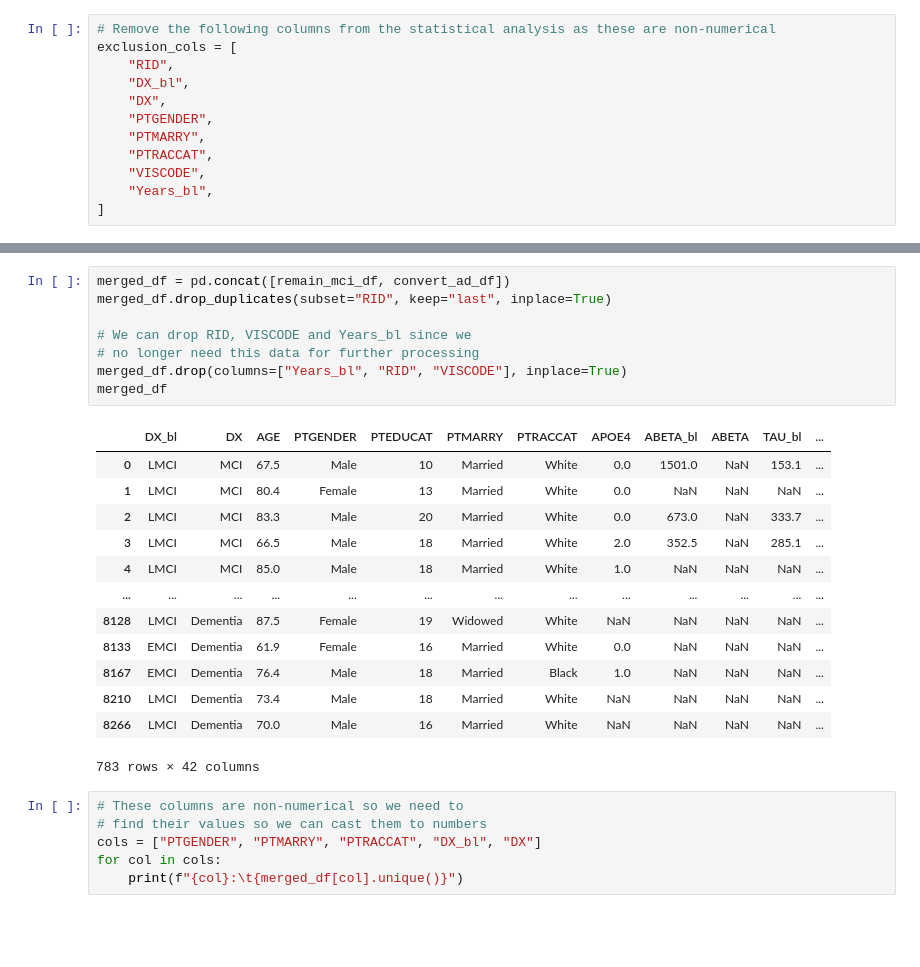
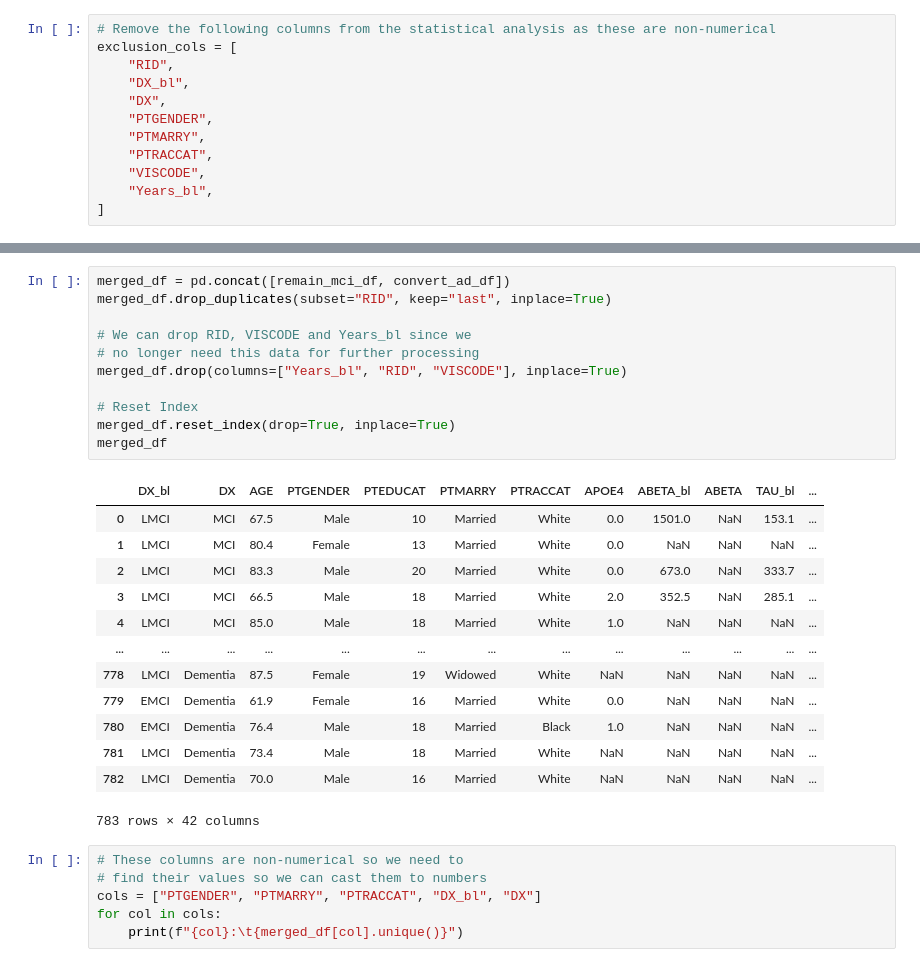
Before and after one commit to raoalihasan1/ML-MCI-AD-Conversion, a Jupyter notebook: data_preprocessing.ipynb, the cells around one changed output, grey strips where cells are left out. Drawn from its saved outputs; the diff is of its cells as text; blank space fills up the shorter version.

```diff
--- a/data_preprocessing.ipynb
+++ b/data_preprocessing.ipynb
@@ -422,24 +422,27 @@ statistics_df_of_df(convert_ad_df, exclusion_cols)
 # %%
 merged_df = pd.concat([remain_mci_df, convert_ad_df])
 merged_df.drop_duplicates(subset="RID", keep="last", inplace=True)
 
 # We can drop RID, VISCODE and Years_bl since we
 # no longer need this data for further processing
 merged_df.drop(columns=["Years_bl", "RID", "VISCODE"], inplace=True)
+
+# Reset Index
+merged_df.reset_index(drop=True, inplace=True)
 merged_df
 # %% [output]
 |  | DX_bl | DX | AGE | PTGENDER | PTEDUCAT | PTMARRY | PTRACCAT | APOE4 | ABETA_bl | ABETA | TAU_bl | ... |
 | 0 | LMCI | MCI | 67.5 | Male | 10 | Married | White | 0.0 | 1501.0 | NaN | 153.1 | ... |
 | 1 | LMCI | MCI | 80.4 | Female | 13 | Married | White | 0.0 | NaN | NaN | NaN | ... |
 | 2 | LMCI | MCI | 83.3 | Male | 20 | Married | White | 0.0 | 673.0 | NaN | 333.7 | ... |
 | 3 | LMCI | MCI | 66.5 | Male | 18 | Married | White | 2.0 | 352.5 | NaN | 285.1 | ... |
 | 4 | LMCI | MCI | 85.0 | Male | 18 | Married | White | 1.0 | NaN | NaN | NaN | ... |
 | ... | ... | ... | ... | ... | ... | ... | ... | ... | ... | ... | ... | ... |
-| 8128 | LMCI | Dementia | 87.5 | Female | 19 | Widowed | White | NaN | NaN | NaN | NaN | ... |
-| 8133 | EMCI | Dementia | 61.9 | Female | 16 | Married | White | 0.0 | NaN | NaN | NaN | ... |
-| 8167 | EMCI | Dementia | 76.4 | Male | 18 | Married | Black | 1.0 | NaN | NaN | NaN | ... |
-| 8210 | LMCI | Dementia | 73.4 | Male | 18 | Married | White | NaN | NaN | NaN | NaN | ... |
-| 8266 | LMCI | Dementia | 70.0 | Male | 16 | Married | White | NaN | NaN | NaN | NaN | ... |
+| 778 | LMCI | Dementia | 87.5 | Female | 19 | Widowed | White | NaN | NaN | NaN | NaN | ... |
+| 779 | EMCI | Dementia | 61.9 | Female | 16 | Married | White | 0.0 | NaN | NaN | NaN | ... |
+| 780 | EMCI | Dementia | 76.4 | Male | 18 | Married | Black | 1.0 | NaN | NaN | NaN | ... |
+| 781 | LMCI | Dementia | 73.4 | Male | 18 | Married | White | NaN | NaN | NaN | NaN | ... |
+| 782 | LMCI | Dementia | 70.0 | Male | 16 | Married | White | NaN | NaN | NaN | NaN | ... |
 783 rows × 42 columns
 # %%
 # These columns are non-numerical so we need to
```
Also changed, not shown: parts of 10 cells of this notebook.
